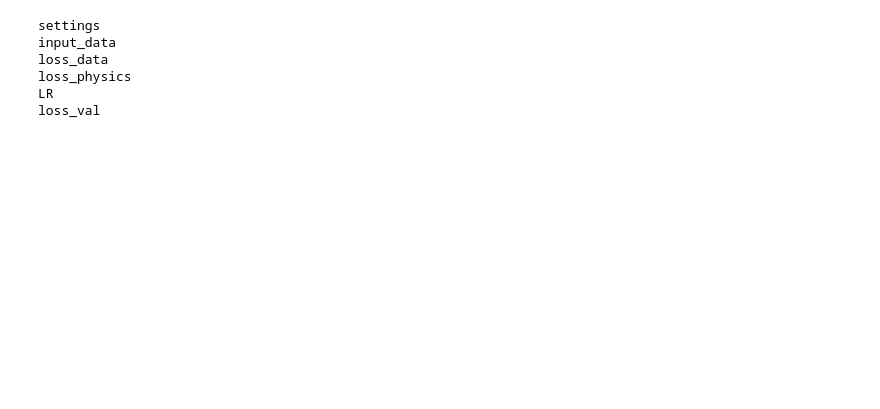
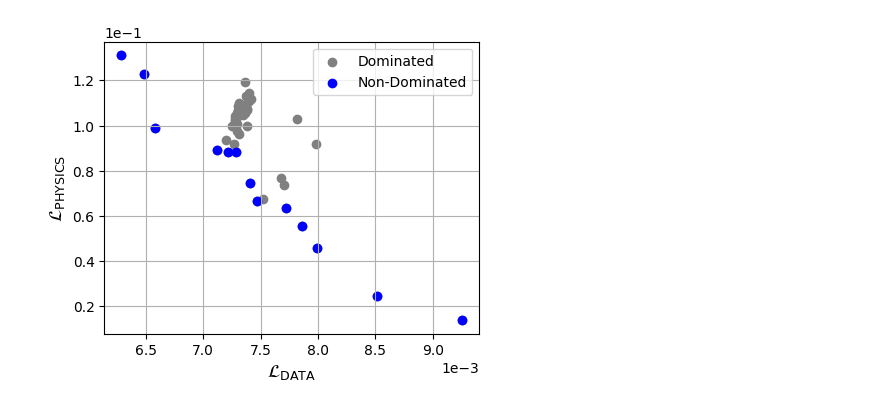
Before and after one commit to The-PINN-Group/MoPINN, a Jupyter notebook: MGDA_log full.ipynb, the cells around one changed output. Drawn from its saved outputs; the diff is of its cells as text; code cells hidden in the pictures; blank space fills up the shorter version.

Commit message:
cleaned mgda, deleted unnecessary files, fixed a small package bug

```diff
--- a/MGDA_log full.ipynb
+++ b/MGDA_log full.ipynb
@@ -99,7 +99,7 @@ settings['n_data_points'] = 20
 settings['n_train_points'] = 20
 settings['n_val_points'] = 39
 settings['noise_level'] = 0.1
-settings['epochs'] = 100
+settings['epochs'] = 10000
 settings['population_size'] = 50
 settings['noise_seed'] = 123
 settings['model_seed'] = 333
@@ -133,25 +133,3 @@ Loss_physics, Loss_data, LR_evolution, Loss_val, models_trained = population_tra
-# %%
-run_name = 'mgda_test'
-
-result_dict = {
-    "settings" : settings,
-    "input_data": data_noise.detach().cpu().numpy(),
-    "loss_data": Loss_data,
-    "loss_physics": Loss_physics,
-    "LR": LR_evolution,
-    "loss_val": Loss_val
-}
-
-path = create_run_folder(run_name)
-save_dictionary(path, run_name, result_dict)
-save_models(path, models_trained)
-# %% [output]
-settings
-input_data
-loss_data
-loss_physics
-LR
-loss_val
 # %%
 def identify_pareto(points):
     """
@@ -214,5 +192,35 @@ def plot_pareto_front(
     bbox_instance = Bbox.from_bounds(*bbox_bounds)
     plt.xticks(rotation=xtick_rotation)
 
-    plt.savefig("plots/" + file_name + ".png", dpi=600)
+    #plt.savefig("plots/" + file_name + ".png", dpi=600)
     plt.show()
+
+def find_last_threshold_index(physics, validation, threshold = 0.0):
+    over = (validation - physics) > threshold
+    reversed_arr = np.flipud(over)
+    index = len(over) - np.where(reversed_arr == False)[0][0] - 1
+    return index
+
+def get_best_indices(physics, validation, threshold):
+    best_indices = []
+    for i in range(len(physics)):
+        best_indices.append(find_last_threshold_index(physics[i], validation[i], threshold))
+    return best_indices
+# %%
+#Loss_physics, Loss_data, LR_evolution, Loss_val, models_trained
+log_physics = np.array(Loss_physics)
+log_data = np.array(Loss_data)
+log_val = np.array(Loss_val)
+# %%
+best_indices = get_best_indices(log_physics, log_val, 0.0)
+
+pareto_physics = [log_physics[i][best_indices[i]] for i in range(len(log_physics))]
+pareto_data = [log_data[i][best_indices[i]] for i in range(len(log_val))]
+
+# determine non-dominated points
+physics_data_points = np.array([(pareto_physics[i], pareto_data[i]) for i in range(len(pareto_physics))])
+pareto_indices = identify_pareto(physics_data_points)
+# %%
+plot_pareto_front(pareto_data, pareto_physics, pareto_indices)
+# %% [output]
+[figure, added]
```
Also changed, not shown: parts of 2 cells of this notebook, 11 other files.
